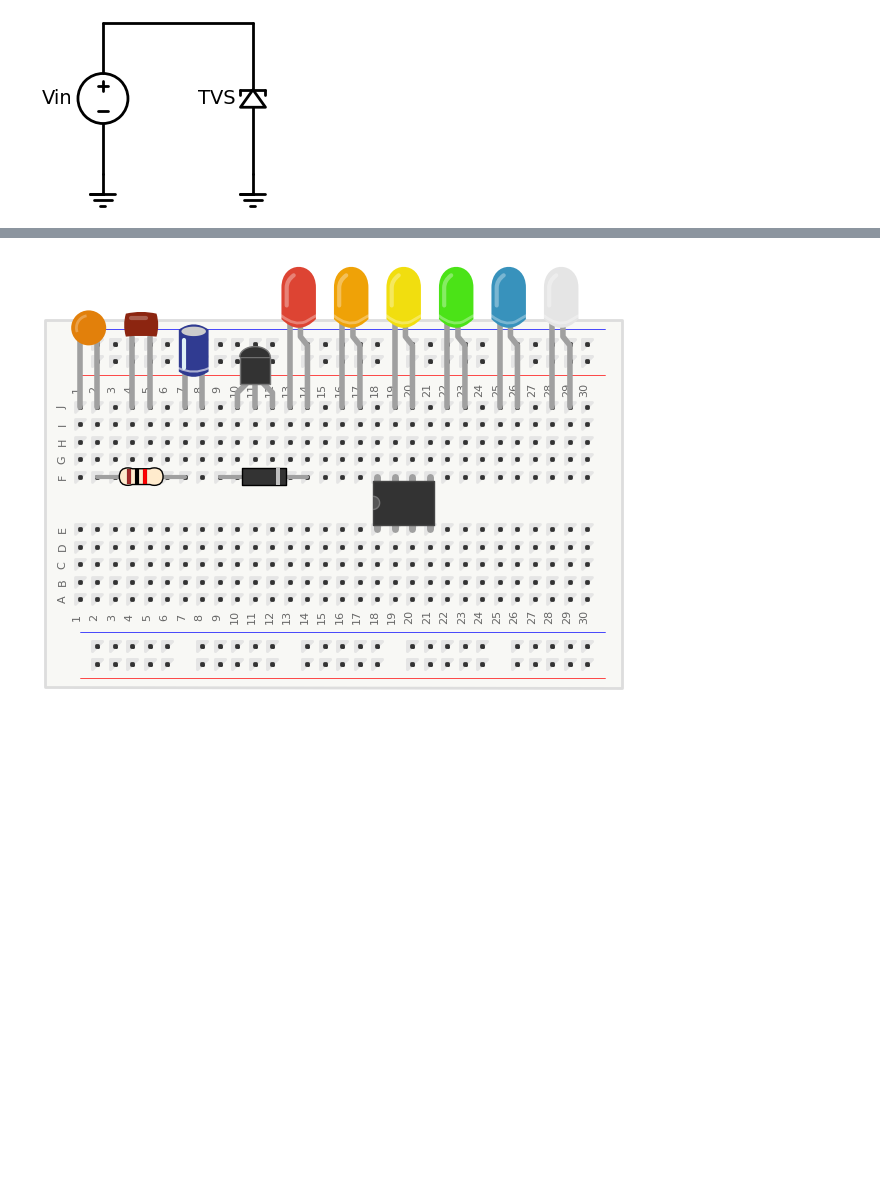
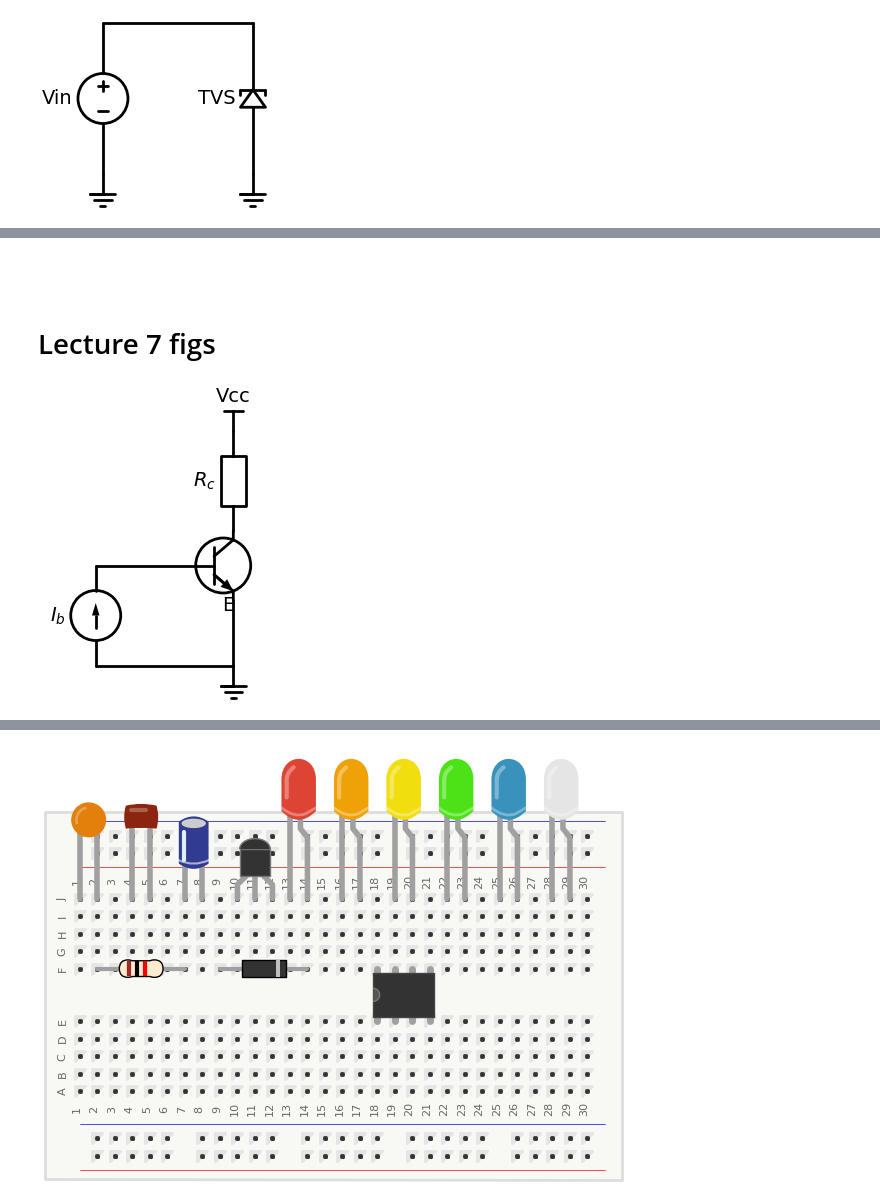
Before and after one commit to ekafex/electronics, a Jupyter notebook: Lectures/Circuit_Draw.ipynb, the cells around one changed output, grey strips where cells are left out. Drawn from its saved outputs; the diff is of its cells as text; code cells hidden in the pictures; blank space fills up the shorter version.

```diff
--- a/Lectures/Circuit_Draw.ipynb
+++ b/Lectures/Circuit_Draw.ipynb
@@ -519,0 +554,25 @@ with schemdraw.Drawing() as d:
+# %% [markdown]
+<br>
+<br>
+
+# Lecture 7 figs
+# %%
+import schemdraw
+import schemdraw.elements as elm
+elm.style(elm.STYLE_IEC)
+
+L = 2
+with schemdraw.Drawing() as d:
+    Ib = elm.SourceI().label(r'$I_b$').length(L)
+    elm.
+    elm.Line().at(Ib.end).right().length(L)
+    Q  = elm.BjtNpn(circle=True).anchor('base')
+    Rc = elm.Resistor().at(Q.collector).up().label(r'$R_c$').length(L)
+    elm.Vdd().label('Vcc')
+    elm.Line().at(Q.emitter).toy(Ib.start)
+    elm.Ground()
+    elm.Line().tox(Ib.start)
+
+    d.draw()
+# %% [output]
+[figure, added]
```
Also changed, not shown: parts of 3 cells of this notebook.
